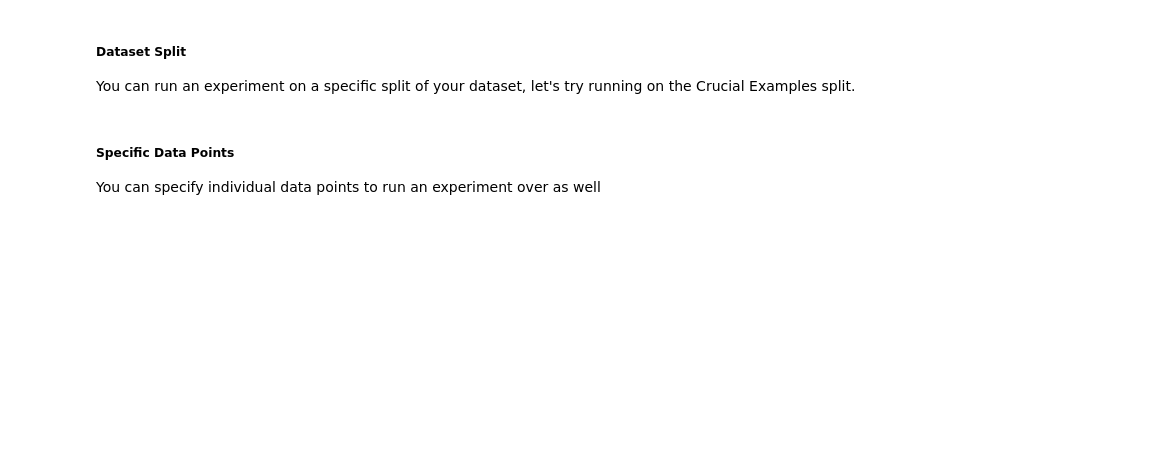
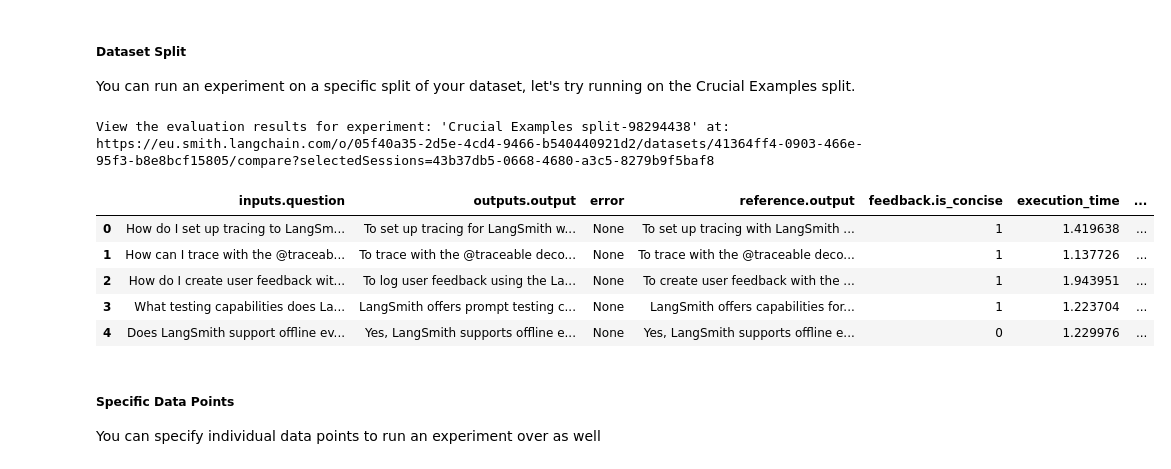
Before and after one commit to langchain-ai/intro-to-langsmith, a Jupyter notebook: notebooks/module_2/experiments.ipynb, the cells around one changed output. Drawn from its saved outputs; the diff is of its cells as text; code cells hidden in the pictures; blank space fills up the shorter version.

```diff
--- a/notebooks/module_2/experiments.ipynb
+++ b/notebooks/module_2/experiments.ipynb
@@ -197,10 +243,19 @@ You can run an experiment on a specific split of your dataset, let's try running
 # %%
 evaluate(
     target_function,
-    data=client.list_examples(dataset_name=dataset_name, splits=["Crucial Examples"]),  # We pass in a list of Splits
+    data=client.list_examples(dataset_name=dataset_name, splits=["crutial examples"]),  # We pass in a list of Splits
     evaluators=[is_concise_enough],
     experiment_prefix="Crucial Examples split"
 )
+# %% [output]
+View the evaluation results for experiment: 'Crucial Examples split-98294438' at:
+https://eu.smith.langchain.com/o/05f40a35-2d5e-4cd4-9466-b540440921d2/datasets/41364ff4-0903-466e-95f3-b8e8bcf15805/compare?selectedSessions=43b37db5-0668-4680-a3c5-8279b9f5baf8
+|  | inputs.question | outputs.output | error | reference.output | feedback.is_concise | execution_time | ... |
+| 0 | How do I set up tracing to LangSm... | To set up tracing for LangSmith w... | None | To set up tracing with LangSmith ... | 1 | 1.419638 | ... |
+| 1 | How can I trace with the @traceab... | To trace with the @traceable deco... | None | To trace with the @traceable deco... | 1 | 1.137726 | ... |
+| 2 | How do I create user feedback wit... | To log user feedback using the La... | None | To create user feedback with the ... | 1 | 1.943951 | ... |
+| 3 | What testing capabilities does La... | LangSmith offers prompt testing c... | None | LangSmith offers capabilities for... | 1 | 1.223704 | ... |
+| 4 | Does LangSmith support offline ev... | Yes, LangSmith supports offline e... | None | Yes, LangSmith supports offline e... | 0 | 1.229976 | ... |
 # %% [markdown]
 ##### Specific Data Points
 
```
Also changed, not shown: parts of 9 cells of this notebook, 15 other files.
